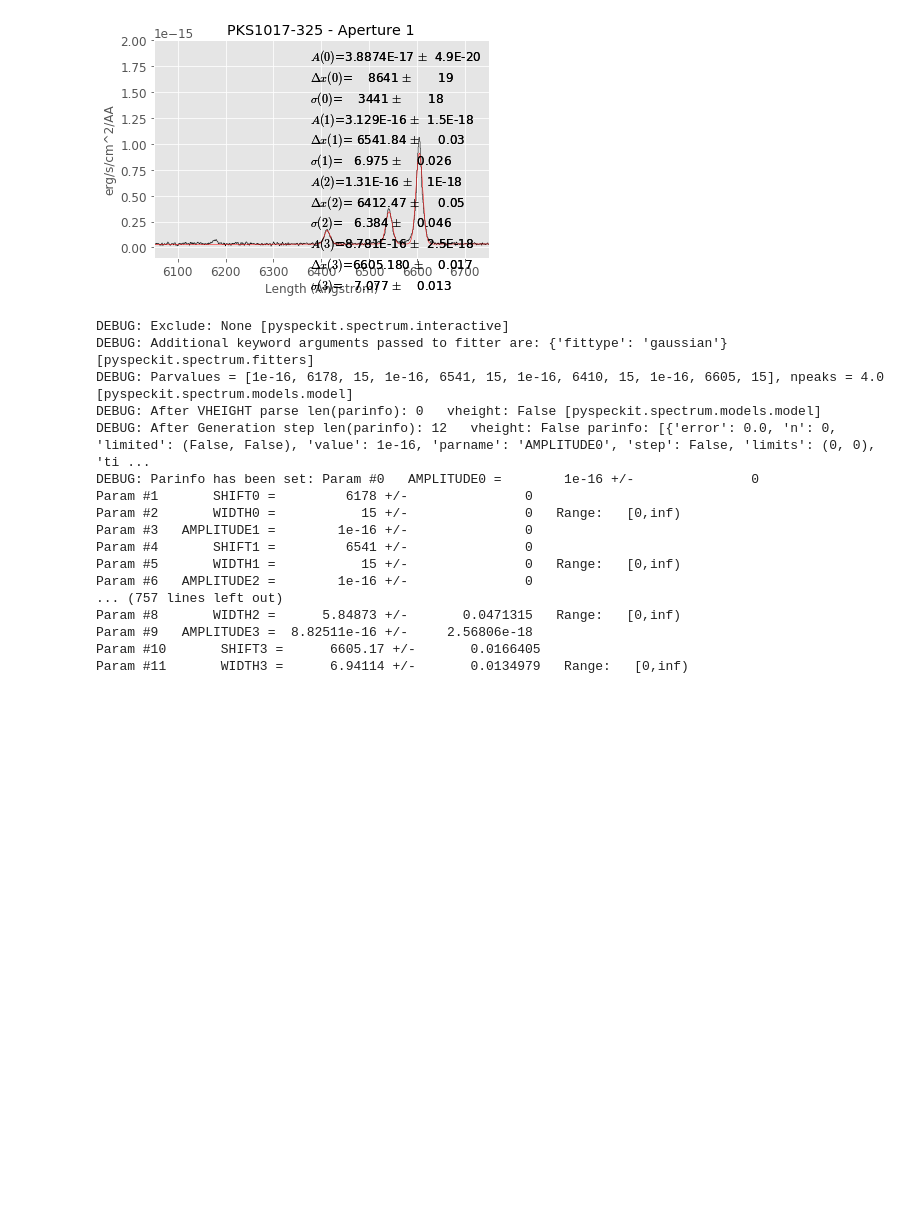
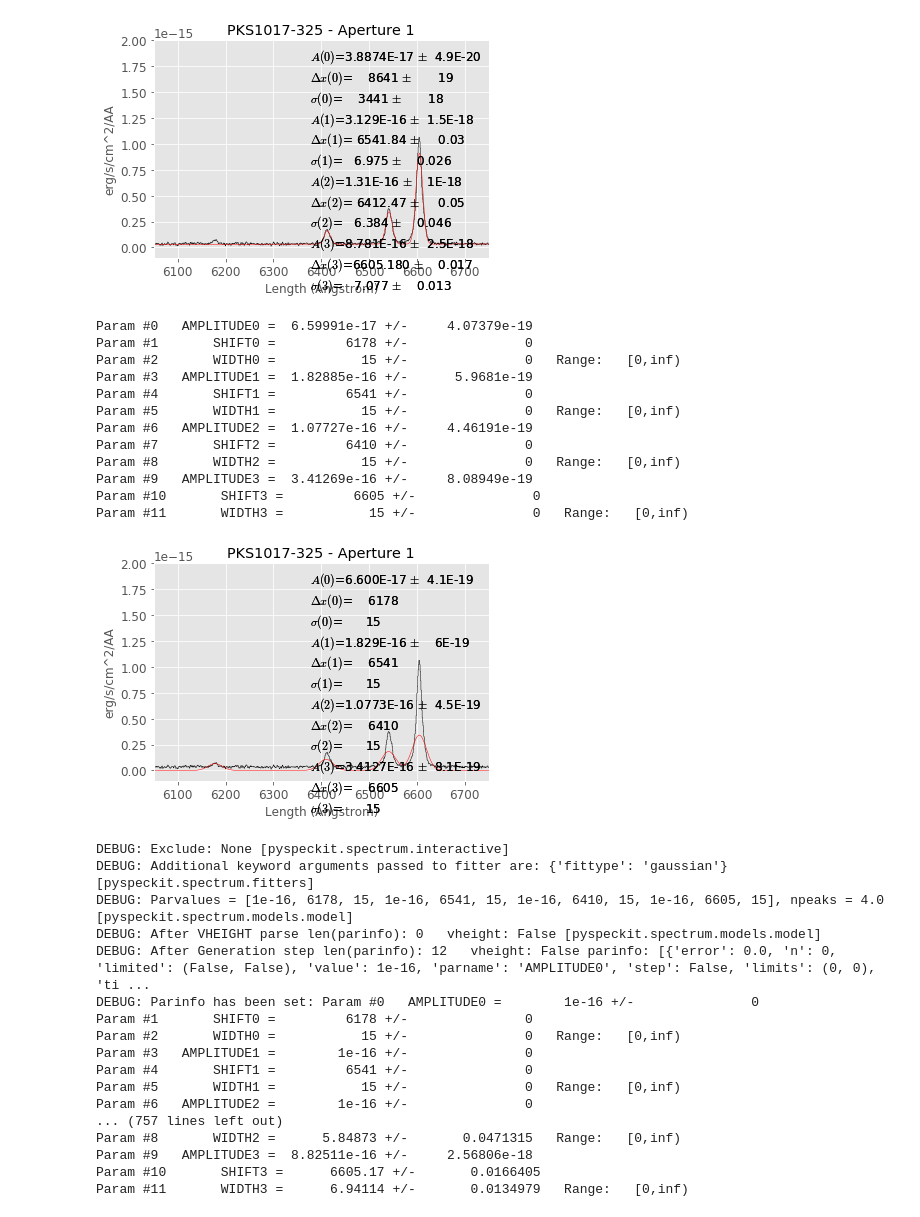
Before and after one commit to granttremblay/question_for_adam, a Jupyter notebook: PKS1017_Analysis.ipynb, the cells around one changed output. Cells and saved outputs as stored; diff of their text form; code cells hidden in the pictures; blank space fills up the shorter version.

```diff
--- a/PKS1017_Analysis.ipynb
+++ b/PKS1017_Analysis.ipynb
@@ -348,6 +348,27 @@ Param #9   AMPLITUDE3 =  8.78128e-16 +/-     2.53426e-18
 Param #10       SHIFT3 =      6605.18 +/-       0.0165556
 Param #11       WIDTH3 =      7.07738 +/-       0.0133443   Range:   [0,inf)
 [figure]
+# %%
+log.setLevel('INFO')
+sp.plotter()
+sp.specfit(guesses=list(guesses), fittype='gaussian', renormalize=False)
+sp.plotter.axis.set_ylim(-1e-16, 2e-15)
+print(sp.specfit.parinfo)
+NORENORM_INFO_PARINFO = copy.copy(sp.specfit.parinfo)
+# %% [output]
+Param #0   AMPLITUDE0 =  6.59991e-17 +/-     4.07379e-19
+Param #1       SHIFT0 =         6178 +/-               0
+Param #2       WIDTH0 =           15 +/-               0   Range:   [0,inf)
+Param #3   AMPLITUDE1 =  1.82885e-16 +/-      5.9681e-19
+Param #4       SHIFT1 =         6541 +/-               0
+Param #5       WIDTH1 =           15 +/-               0   Range:   [0,inf)
+Param #6   AMPLITUDE2 =  1.07727e-16 +/-     4.46191e-19
+Param #7       SHIFT2 =         6410 +/-               0
+Param #8       WIDTH2 =           15 +/-               0   Range:   [0,inf)
+Param #9   AMPLITUDE3 =  3.41269e-16 +/-     8.08949e-19
+Param #10       SHIFT3 =         6605 +/-               0
+Param #11       WIDTH3 =           15 +/-               0   Range:   [0,inf)
+[figure, added]
 # %%
 from astropy import log
 import copy
```
Also changed, not shown: parts of 2 cells of this notebook, 2 other files.
